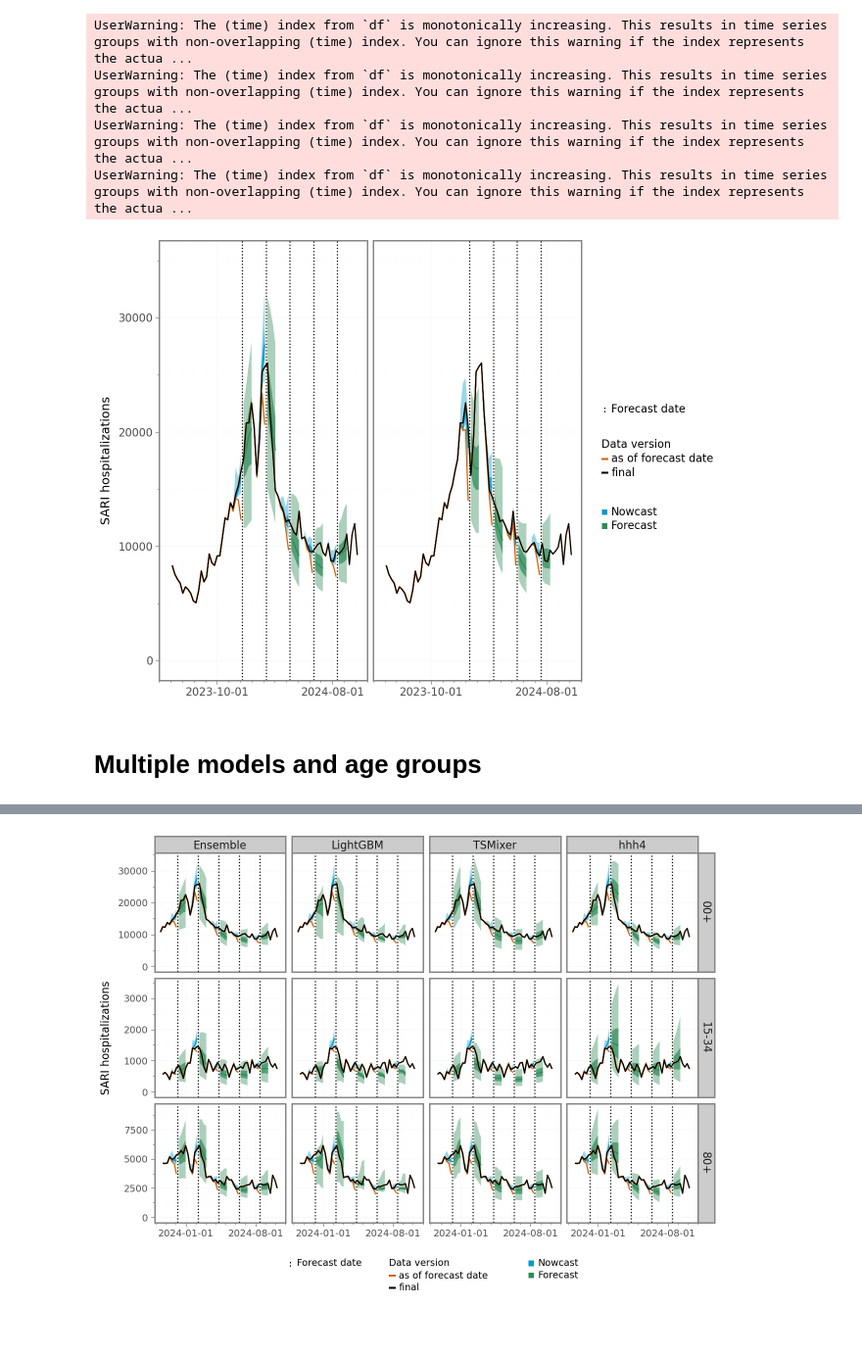
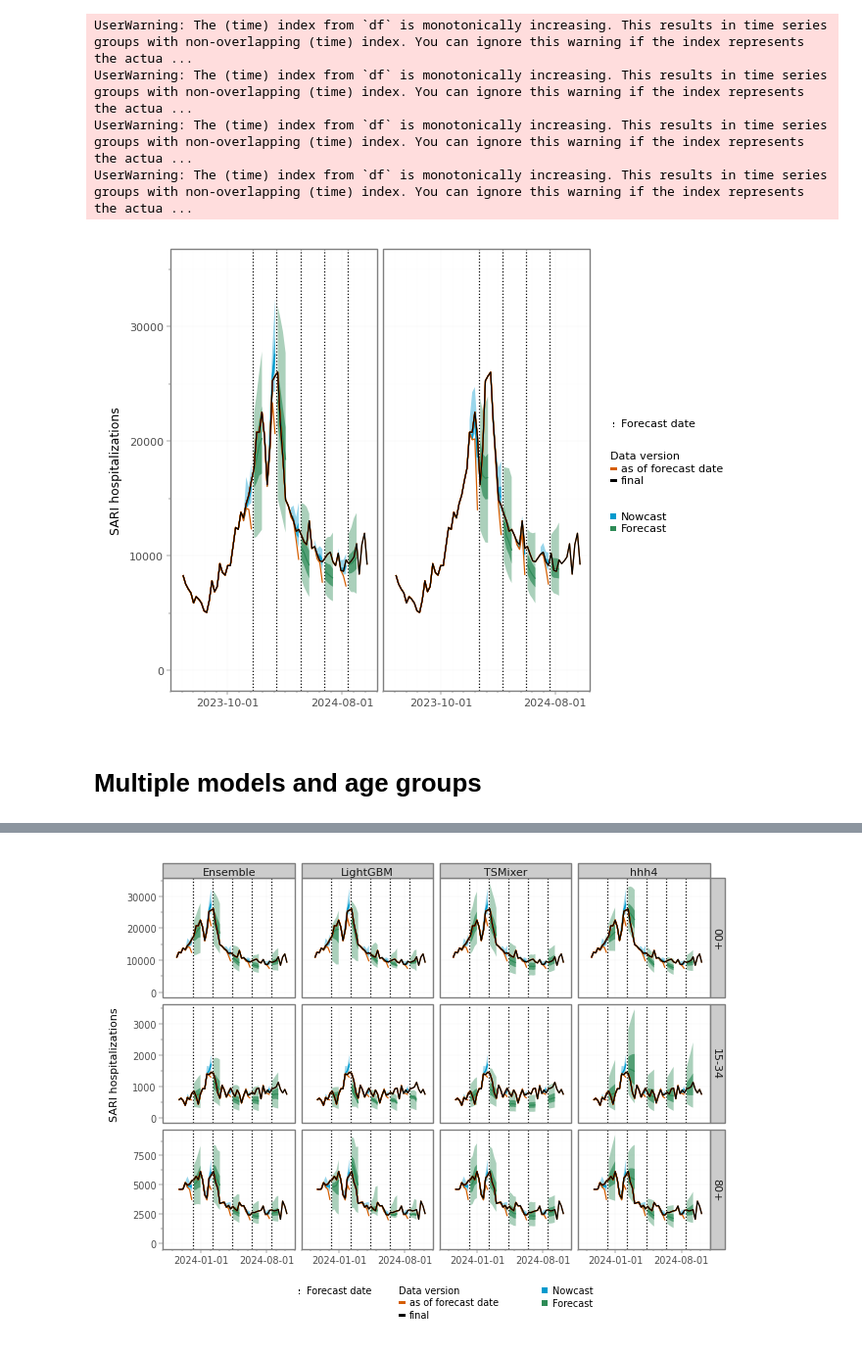
Before and after one commit to dwolffram/replication-sari-forecasting, a Jupyter notebook: code/plot_forecasts.ipynb, the cells around one changed output, grey strips where cells are left out. Shown: that part at 98% size. Cells and saved outputs as stored; diff of their text form; code cells hidden in the pictures; blank space fills up the shorter version.

```diff
--- a/code/plot_forecasts.ipynb
+++ b/code/plot_forecasts.ipynb
@@ -202,7 +202,7 @@ for week_shift in range(1, 9):
     dfs = []
     for f in dates:
         ts = load_target_series('sari', f, age_group=age_group)
-        df_temp = ts.pd_dataframe().reset_index()
+        df_temp = ts.to_dataframe().reset_index()
         df_temp['forecast_date'] = f
         dfs.append(df_temp)
 
@@ -361,7 +366,7 @@ for week_shift in [0, 5]:
     dfs = []
     for f in dates:
         ts = load_target_series('sari', f, age_group=age_group)
-        df_temp = ts.pd_dataframe().reset_index()
+        df_temp = ts.to_dataframe().reset_index()
         df_temp['forecast_date'] = f
         dfs.append(df_temp)
 
@@ -473,7 +478,7 @@ p = (ggplot(df) +
 
 p
 # %% [output]
-[figure, old version]
+[figure, new version]
 # %%
 p.save(f"../figures/ensemble_forecasts2.pdf", width = 160, height = 55, units="mm", dpi=300)
 # %% [markdown]
@@ -492,7 +497,7 @@ dfs = []
 for age_group in age_groups:
     for f in dates:
         ts = load_target_series('sari', f, age_group=age_group)
-        df = ts.pd_dataframe().reset_index()
+        df = ts.to_dataframe().reset_index()
         df['forecast_date'] = f
         df['age_group'] = age_group
         df = df.rename(columns={f'icosari-sari-{"DE" if age_group=="00+" else age_group}': 'value'})
@@ -546,8 +551,8 @@ alphas = {"50%": 0.7, "95%": 0.4}
 
 df = df[df.date >= '2023-10-14']
 
-p = (ggplot(df) +
-    facet_grid(cols='model', rows='age_group', scales='free') +
+p = (ggplot() +
+    facet_grid(cols='model', rows='age_group', scales='free_y', drop=False) +
     geom_vline(
          data=pd.DataFrame({'date': [pd.Timestamp(f) for f in forecast_dates]}),
          mapping=aes(xintercept='date', linetype='"Forecast date"'),
@@ -580,39 +585,39 @@ p = (ggplot(df) +
          mapping=aes(x='target_end_date', y='quantile_0.5', group='forecast_date'),
          color="seagreen", linetype="solid"
      ) +
-     geom_line(aes(x='date', y='value', group='forecast_date', color='"as of forecast date"')) +
+     geom_line(data=df, mapping= aes(x='date', y='value', group='forecast_date', color='"as of forecast date"')) +
      geom_line(data=df[df.forecast_date == '2024-10-06'], mapping=aes(x='date', y='value', color='"final"')) +
      theme_bw() +
      labs(x='', y='SARI hospitalizations', linetype='') +
      scale_color_manual(name='Data version', values={'as of forecast date': '#D55E00', 'final' : 'black'}, guide=guide_legend(order=2, nrow=2, direction='vertical')) +
      scale_fill_manual(name=' ', values={'Forecast': 'seagreen', 'Nowcast': '#009ACD'}, guide=guide_legend(order=3, nrow=2)) +
      scale_linetype_manual(name=' ', values={'Forecast date': "dotted"}, guide=guide_legend(order=1)) +
      scale_alpha_manual(name="Forecasts with \nprediction intervals:", values=alphas, guide=None)+
      scale_x_date(breaks=[pd.Timestamp('2024-01-01'), pd.Timestamp('2024-08-01')],
-                  minor_breaks = '1 month') +
+                  date_minor_breaks = '1 month') +
      theme(
          legend_position="bottom",
          legend_title=element_text(size=7),
          legend_text=element_text(size=7),
          legend_spacing=20,
          legend_key=element_blank(),
          legend_key_size=5,
          strip_text=element_text(size=8, margin={'t': 2, 'b': 2, 'l': 2, 'r': 2}),
          axis_title_y=element_text(size=8),
          axis_text=element_text(size=7),
          axis_ticks=element_line(color="black", size=0.25),
          panel_grid_major=element_line(size=0.15),
          panel_grid_minor=element_line(size=0.1),
          #plot_margin=(1, 1.5, 0, 1.5),
          #legend_margin=5,
          #legend_box_spacing=0
      ) +
      # guides(color=guide_legend(nrow=2),
      #        fill=guide_legend(nrow=2))  +
-     ylim(0, ymax)
+     coord_cartesian(ylim=(0, ymax))
 )
 
 p
 # %% [output]
-[figure, old version]
+[figure, new version]
 # %%
```
Also changed, not shown: parts of 4 cells of this notebook, 45 other files.
